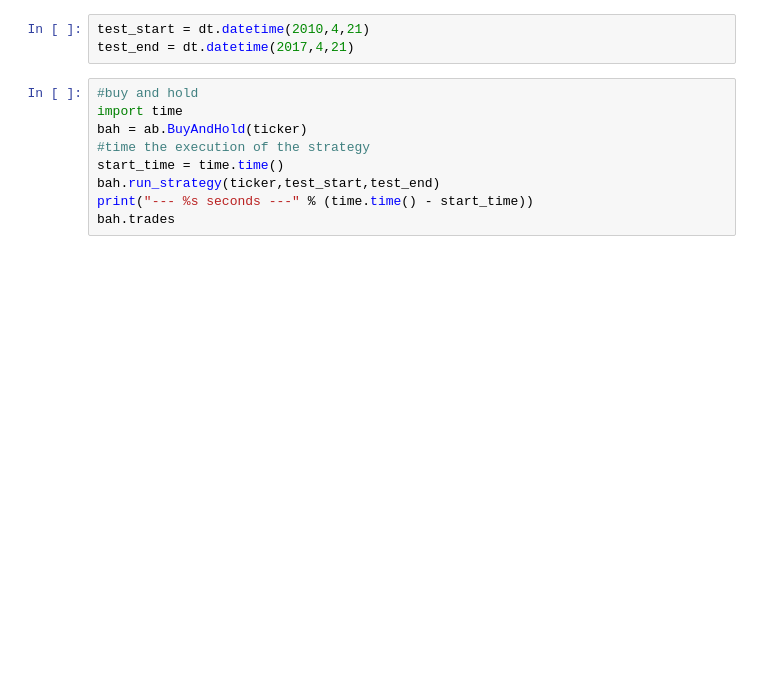
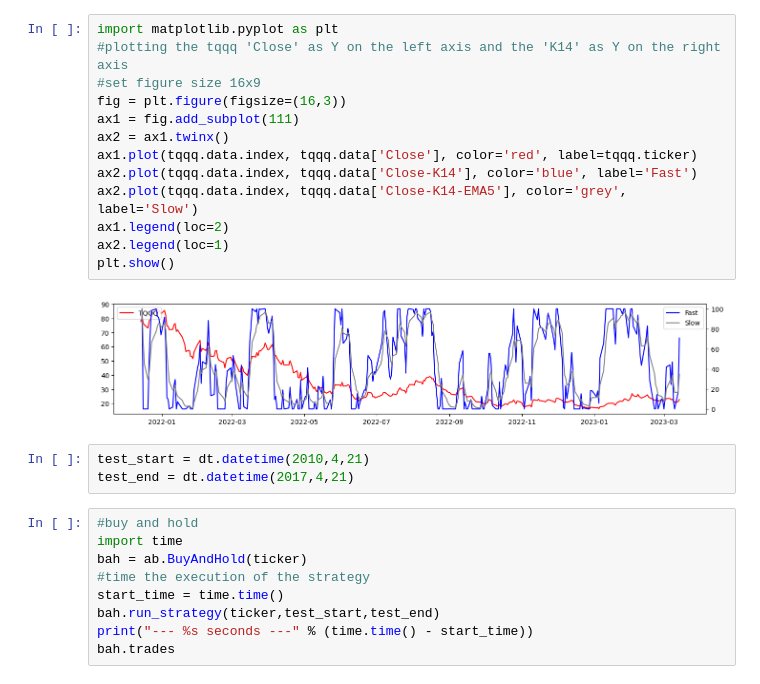
Before and after one commit to sylviawusyl/backtesting, a Jupyter notebook: trading_record_analysis.ipynb, the cells around one changed output. Saved outputs shown, nothing was run; the diff lists cells and outputs as text; blank space fills up the shorter version.

```diff
--- a/trading_record_analysis.ipynb
+++ b/trading_record_analysis.ipynb
@@ -38,3 +55,18 @@ GPU acceleration is available
+# %%
+import matplotlib.pyplot as plt
+#plotting the tqqq 'Close' as Y on the left axis and the 'K14' as Y on the right axis
+#set figure size 16x9
+fig = plt.figure(figsize=(16,3))
+ax1 = fig.add_subplot(111)
+ax2 = ax1.twinx()
+ax1.plot(tqqq.data.index, tqqq.data['Close'], color='red', label=tqqq.ticker)
+ax2.plot(tqqq.data.index, tqqq.data['Close-K14'], color='blue', label='Fast')
+ax2.plot(tqqq.data.index, tqqq.data['Close-K14-EMA5'], color='grey', label='Slow')
+ax1.legend(loc=2)
+ax2.legend(loc=1)
+plt.show()
+# %% [output]
+[figure, added]
 # %%
 test_start = dt.datetime(2010,4,21)
 test_end = dt.datetime(2017,4,21)
```
Also changed, not shown: parts of 12 cells of this notebook, 1 other file.
